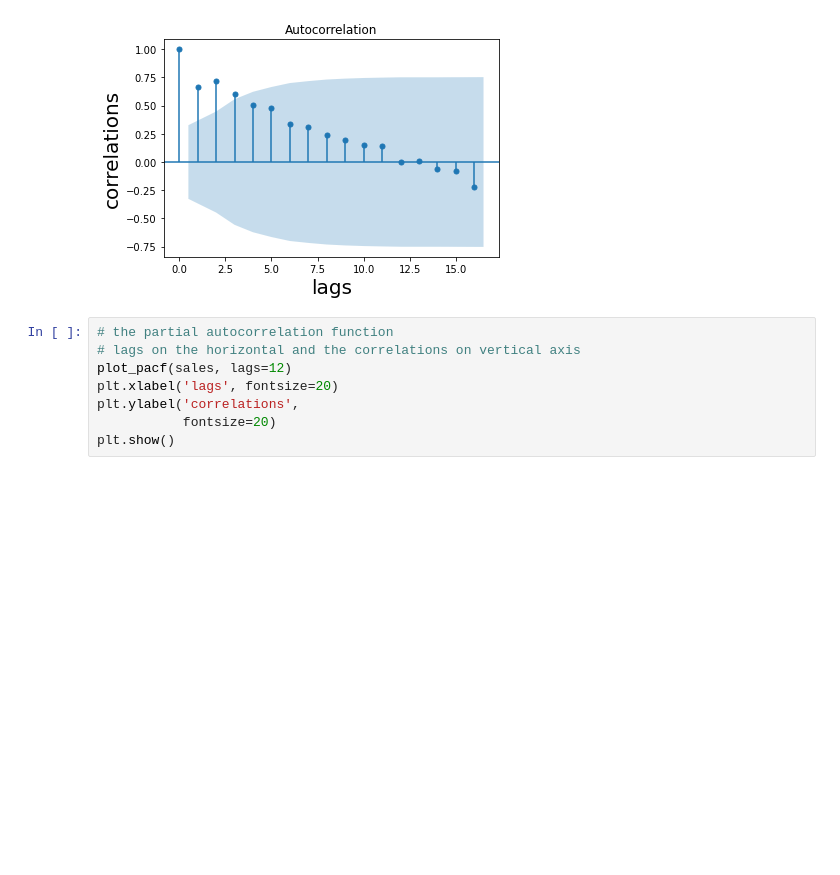
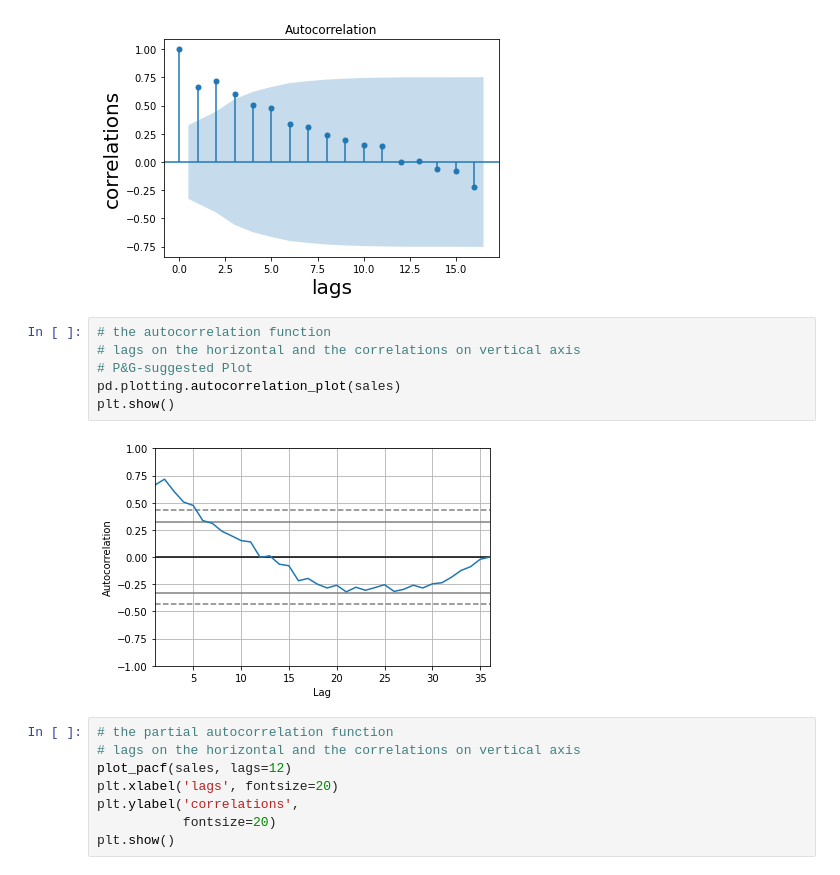
Before and after one commit to Segodnya/summer_internship_2021, a Jupyter notebook: PG_Shampoo_Case/Shampoo_Sales.ipynb, the cells around one changed output. Saved outputs shown, nothing was run; the diff lists cells and outputs as text; blank space fills up the shorter version.

Commit message:
add autocorrelation v2 and arima v2

```diff
--- a/PG_Shampoo_Case/Shampoo_Sales.ipynb
+++ b/PG_Shampoo_Case/Shampoo_Sales.ipynb
@@ -63,6 +66,14 @@ plt.ylabel('correlations',
 plt.show()
 # %% [output]
 [figure]
+# %%
+# the autocorrelation function
+# lags on the horizontal and the correlations on vertical axis
+# P&G-suggested Plot
+pd.plotting.autocorrelation_plot(sales)
+plt.show()
+# %% [output]
+[figure, added]
 # %%
 # the partial autocorrelation function
 # lags on the horizontal and the correlations on vertical axis
```
Also changed, not shown: parts of 7 cells of this notebook.
